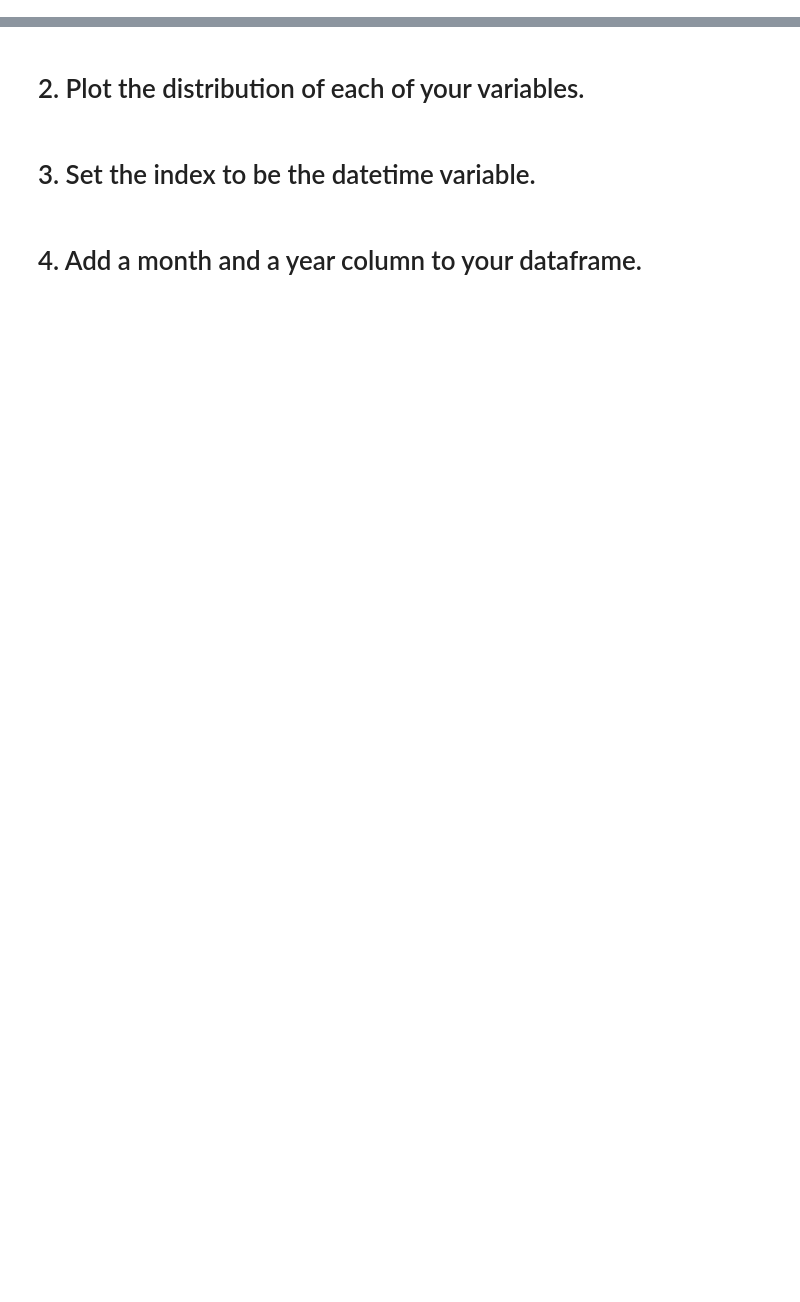
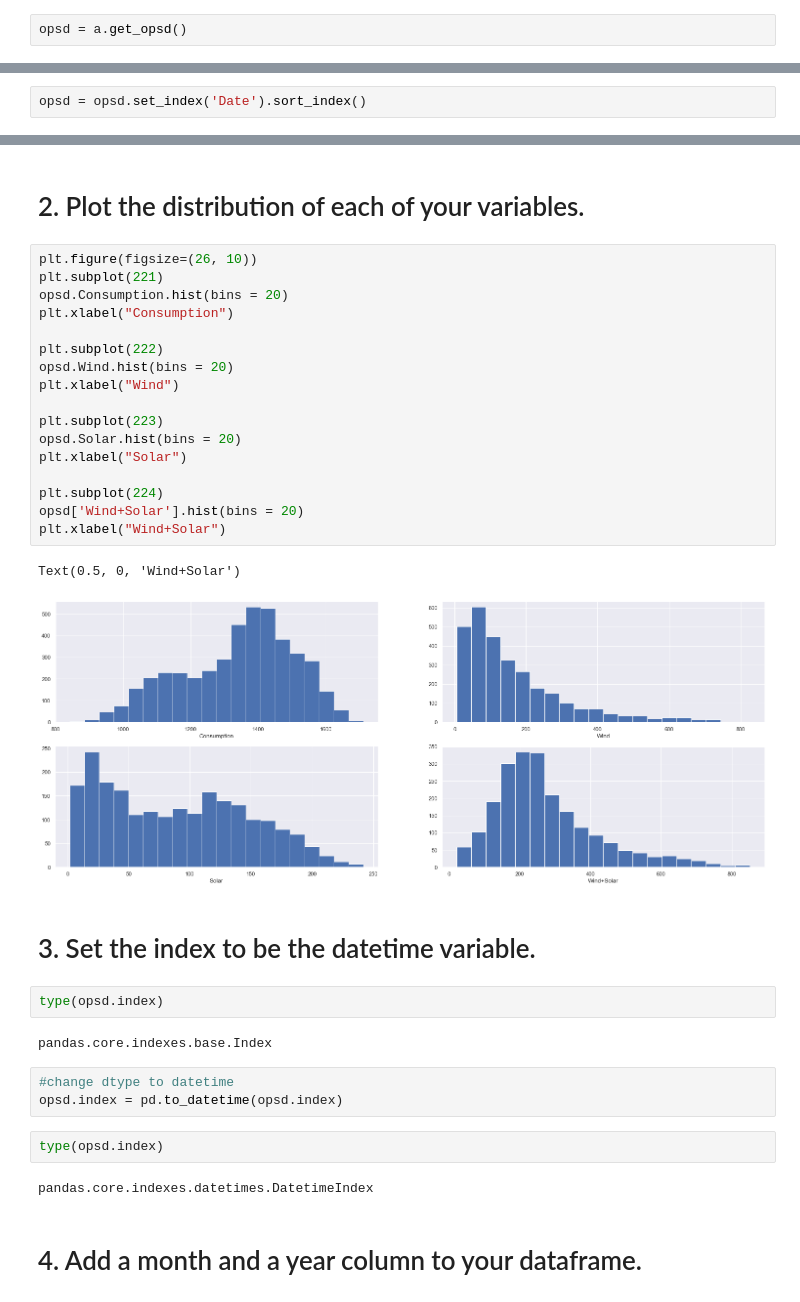
Before and after one commit to o0amandagomez0o/time-series-exercises, a Jupyter notebook: prepare_exercises.ipynb, the cells around one changed output, grey strips where cells are left out. Saved outputs shown, nothing was run; the diff lists cells and outputs as text; blank space fills up the shorter version.

```diff
--- a/prepare_exercises.ipynb
+++ b/prepare_exercises.ipynb
@@ -229,3 +229,5 @@ df.head(2).T
 Using the OPS data acquired in the Acquire exercises opsd_germany_daily.csv, complete the following:
 
 # 1. Convert date column to datetime format.
+# %%
+opsd = a.get_opsd()
@@ -231,0 +249,2 @@ Using the OPS data acquired in the Acquire exercises opsd_germany_daily.csv, com
+# %%
+opsd = opsd.set_index('Date').sort_index()
@@ -232,6 +258,37 @@ Using the OPS data acquired in the Acquire exercises opsd_germany_daily.csv, com
 # %% [markdown]
 # 2. Plot the distribution of each of your variables.
+# %%
+plt.figure(figsize=(26, 10))
+plt.subplot(221)
+opsd.Consumption.hist(bins = 20)
+plt.xlabel("Consumption")
+
+plt.subplot(222)
+opsd.Wind.hist(bins = 20)
+plt.xlabel("Wind")
+
+plt.subplot(223)
+opsd.Solar.hist(bins = 20)
+plt.xlabel("Solar")
+
+plt.subplot(224)
+opsd['Wind+Solar'].hist(bins = 20)
+plt.xlabel("Wind+Solar")
+# %% [output]
+Text(0.5, 0, 'Wind+Solar')
+[figure, added]
 # %% [markdown]
 # 3. Set the index to be the datetime variable.
+# %%
+type(opsd.index)
+# %% [output]
+pandas.core.indexes.base.Index
+# %%
+#change dtype to datetime
+opsd.index = pd.to_datetime(opsd.index)
+# %%
+type(opsd.index)
+# %% [output]
+pandas.core.indexes.datetimes.DatetimeIndex
 # %% [markdown]
 # 4. Add a month and a year column to your dataframe.
```
Also changed, not shown: parts of 16 cells of this notebook, 1 other file.
